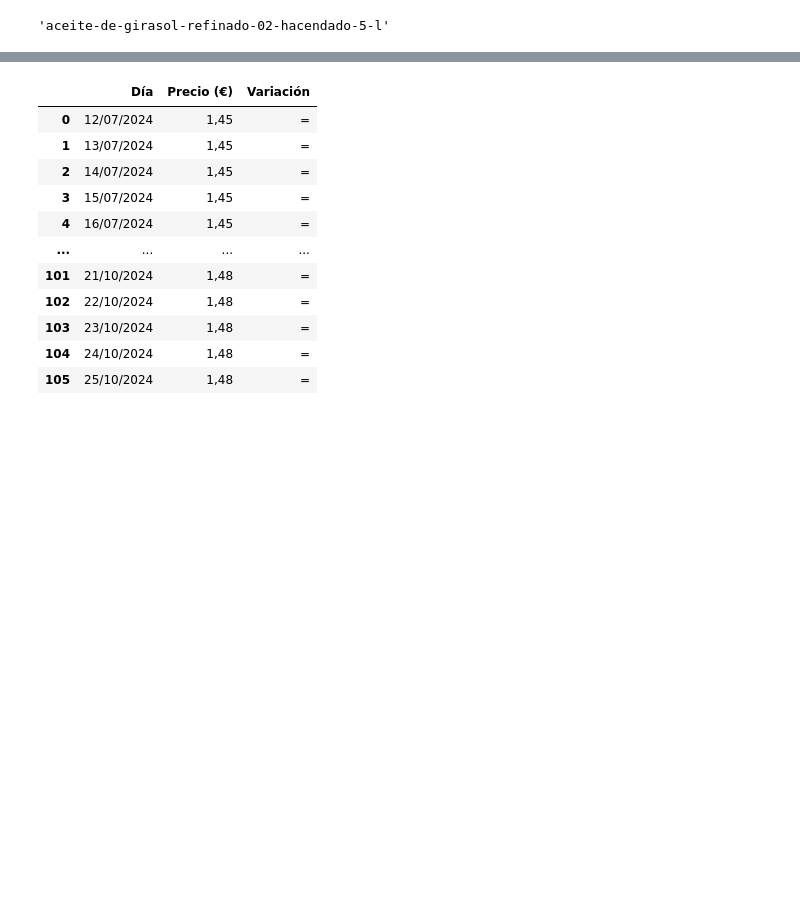
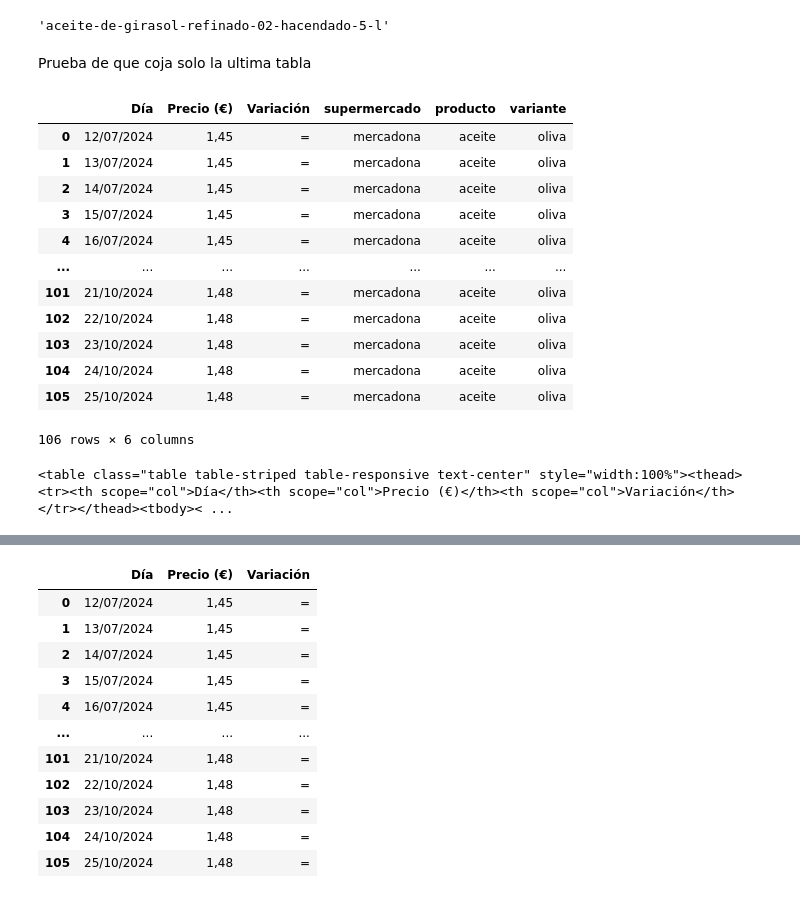
Before and after one commit to jgilsu11/Proyecto1-AnalisisFacua, a Jupyter notebook: Notebooks/Extraccion y limpieza (pandas).ipynb, the cells around one changed output, grey strips where cells are left out. Saved outputs shown, nothing was run; the diff lists cells and outputs as text; code cells hidden in the pictures; blank space fills up the shorter version.

Commit message:
Subida de extraccón casi lista

```diff
--- a/Notebooks/Extraccion y limpieza (pandas).ipynb
+++ b/Notebooks/Extraccion y limpieza (pandas).ipynb
@@ -155,3 +173,5 @@ for i, variante in enumerate(lista_variantes):
 nombre_variante
 # %% [output]
 'aceite-de-girasol-refinado-02-hacendado-5-l'
+# %% [markdown]
+Prueba de que coja solo la ultima tabla
@@ -157,0 +187,50 @@ nombre_variante
+# %%
+
+df_tablas= pd.DataFrame()
+driver = webdriver.Chrome()
+url_mercados = f"https://super.facua.org/mercadona/"
+driver.get(url_mercados)
+sleep(3)
+#aceptar cookie
+driver.find_element("css selector", "#rcc-confirm-button").click()
+#hacer aquí la lista de productos
+
+driver.execute_script("window.scrollBy(0, 500);")
+sleep(2)
+#selecciona producto
+driver.find_element("css selector", f"body > section:nth-child(4) > div > div.row.gx-4.gx-lg-5.row-cols-2.row-cols-md-3.row-cols-xl-4.justify-content-center > div:nth-child({1}) > div > div.card-footer.p-4.pt-0.border-top-0.bg-transparent > div > a").click()
+
+#hacer aquí la lista de variantes
+
+
+driver.execute_script("window.scrollBy(0, 500);")
+sleep(2)
+#selecciona variante
+driver.find_element("css selector", f"body > section:nth-child(4) > div > div:nth-child(7) > div:nth-child(1) > div > div.card-footer.p-4.pt-0.border-top-0.bg-transparent > div > a").click()
+sopa_mercados = BeautifulSoup(driver.page_source, "html.parser")
+tabla_general= sopa_mercados.findAll("table")
+tablaindiv=tabla_general[-1]
+#por aquí crear las columnas necesarias usando lista de productos y variante (mercado se pone formateado tal cual)
+
+
+df_tablas=pd.concat([df_tablas, f.sacar_tabla(tablaindiv, "mercadona", "aceite","oliva")])
+
+df_tablas
+# %% [output]
+|  | Día | Precio (€) | Variación | supermercado | producto | variante |
+| 0 | 12/07/2024 | 1,45 | = | mercadona | aceite | oliva |
+| 1 | 13/07/2024 | 1,45 | = | mercadona | aceite | oliva |
+| 2 | 14/07/2024 | 1,45 | = | mercadona | aceite | oliva |
+| 3 | 15/07/2024 | 1,45 | = | mercadona | aceite | oliva |
+| 4 | 16/07/2024 | 1,45 | = | mercadona | aceite | oliva |
+| ... | ... | ... | ... | ... | ... | ... |
+| 101 | 21/10/2024 | 1,48 | = | mercadona | aceite | oliva |
+| 102 | 22/10/2024 | 1,48 | = | mercadona | aceite | oliva |
+| 103 | 23/10/2024 | 1,48 | = | mercadona | aceite | oliva |
+| 104 | 24/10/2024 | 1,48 | = | mercadona | aceite | oliva |
+| 105 | 25/10/2024 | 1,48 | = | mercadona | aceite | oliva |
+106 rows × 6 columns
+# %%
+print(tablaindiv)
+# %% [output]
+<table class="table table-striped table-responsive text-center" style="width:100%"><thead><tr><th scope="col">Día</th><th scope="col">Precio (€)</th><th scope="col">Variación</th></tr></thead><tbody>< ...
```
Also changed, not shown: parts of 8 cells of this notebook, 1 other file.
